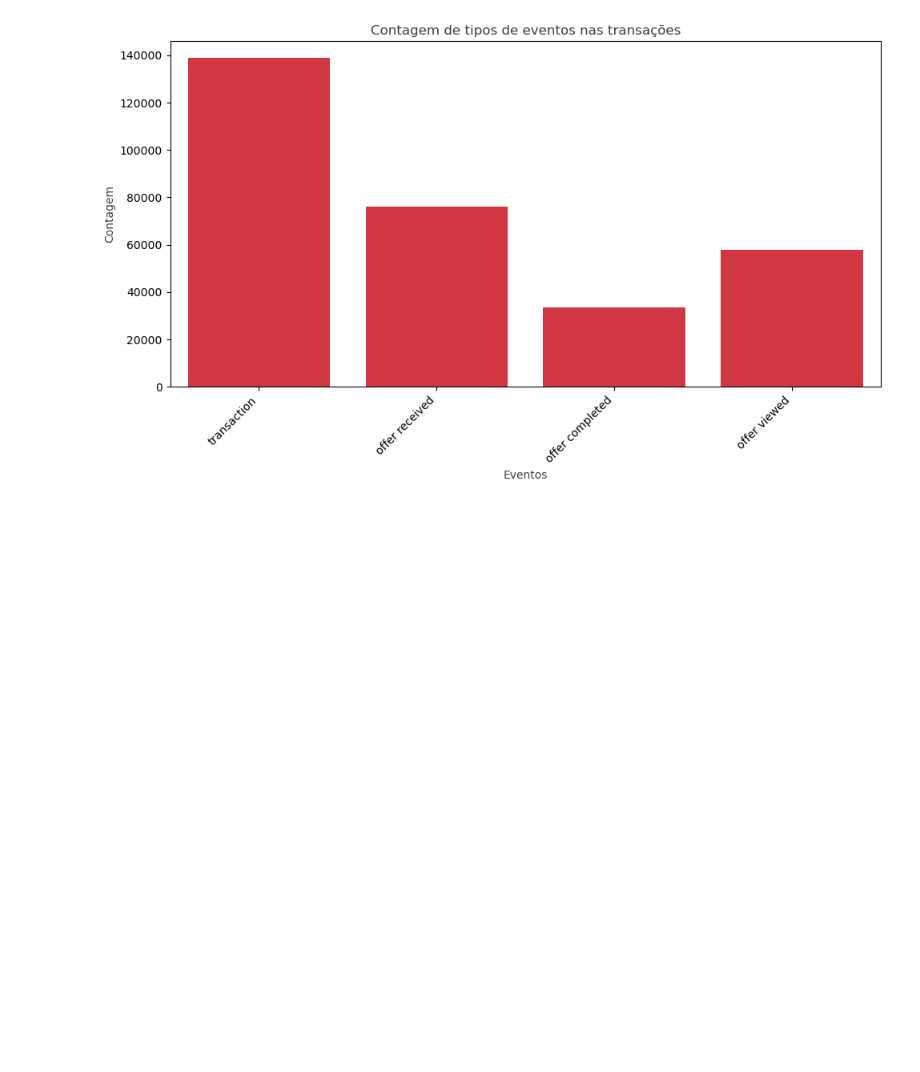
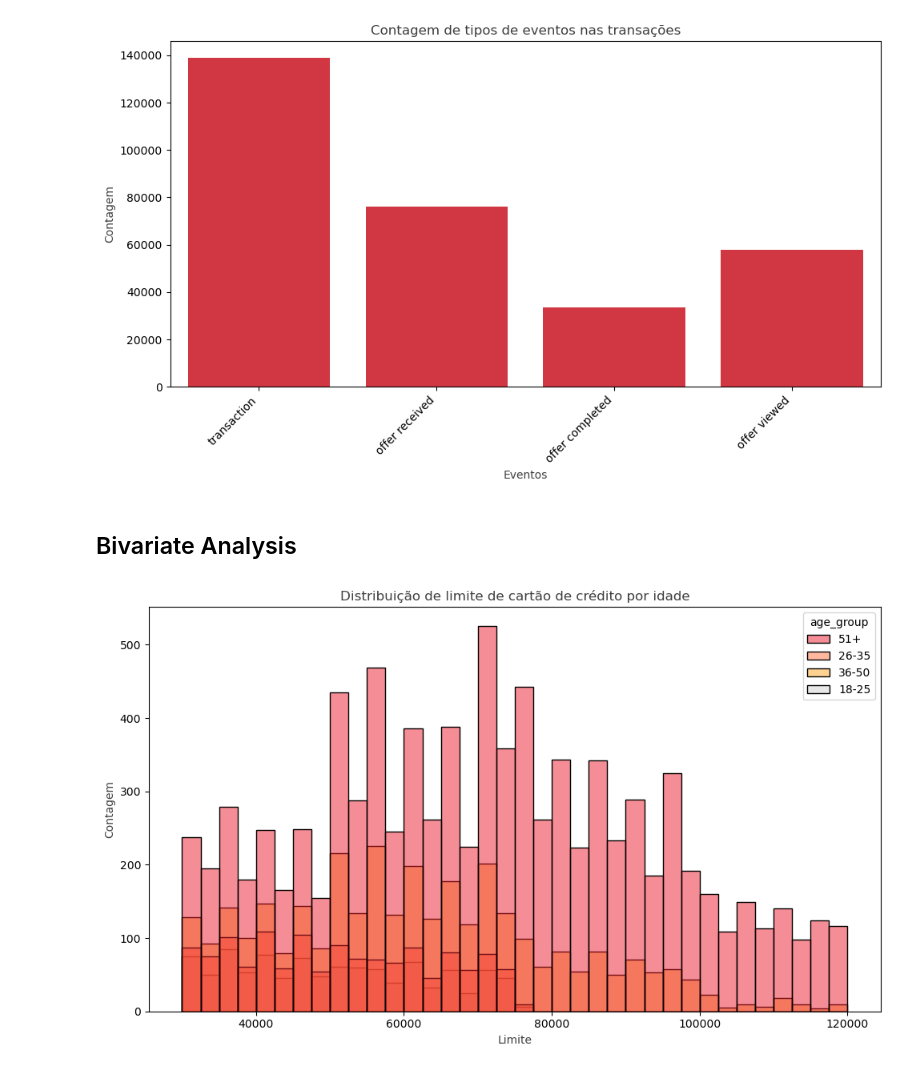
Before and after one commit to FelipeMarcelino/ifood-case, a Jupyter notebook: notebooks/data_processing.ipynb, the cells around one changed output. Drawn from its saved outputs; the diff is of its cells as text; code cells hidden in the pictures; blank space fills up the shorter version.

Commit message:
Adding plots relate to credit card limti with other columns. Add nulls values on the plot to be analyzed on age.

```diff
--- a/notebooks/data_processing.ipynb
+++ b/notebooks/data_processing.ipynb
@@ -117,3 +122,9 @@ data_visualizer.plot_barplot_gender()
 data_visualizer.plot_barplot_event()
 # %% [output]
 [figure]
+# %% [markdown]
+## Bivariate Analysis
+# %%
+data_visualizer.plot_histogram_age_credit_card_limit()
+# %% [output]
+[figure, added]
```
Also changed, not shown: parts of 5 cells of this notebook, 1 other file.
